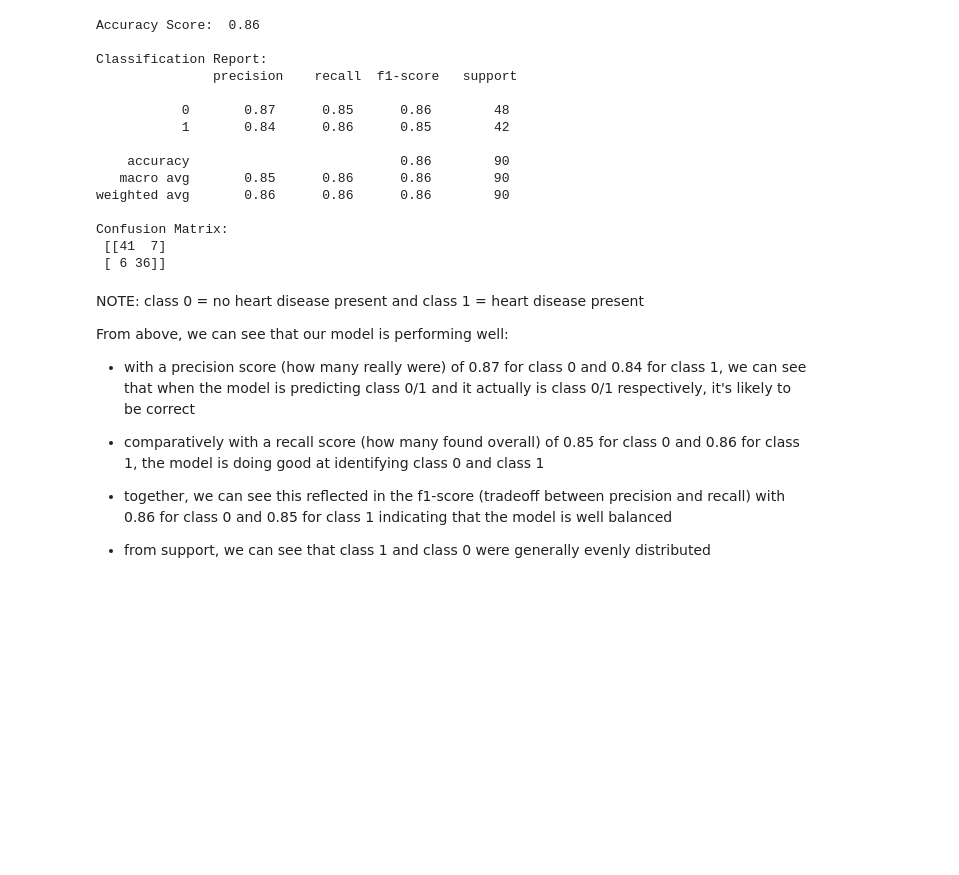
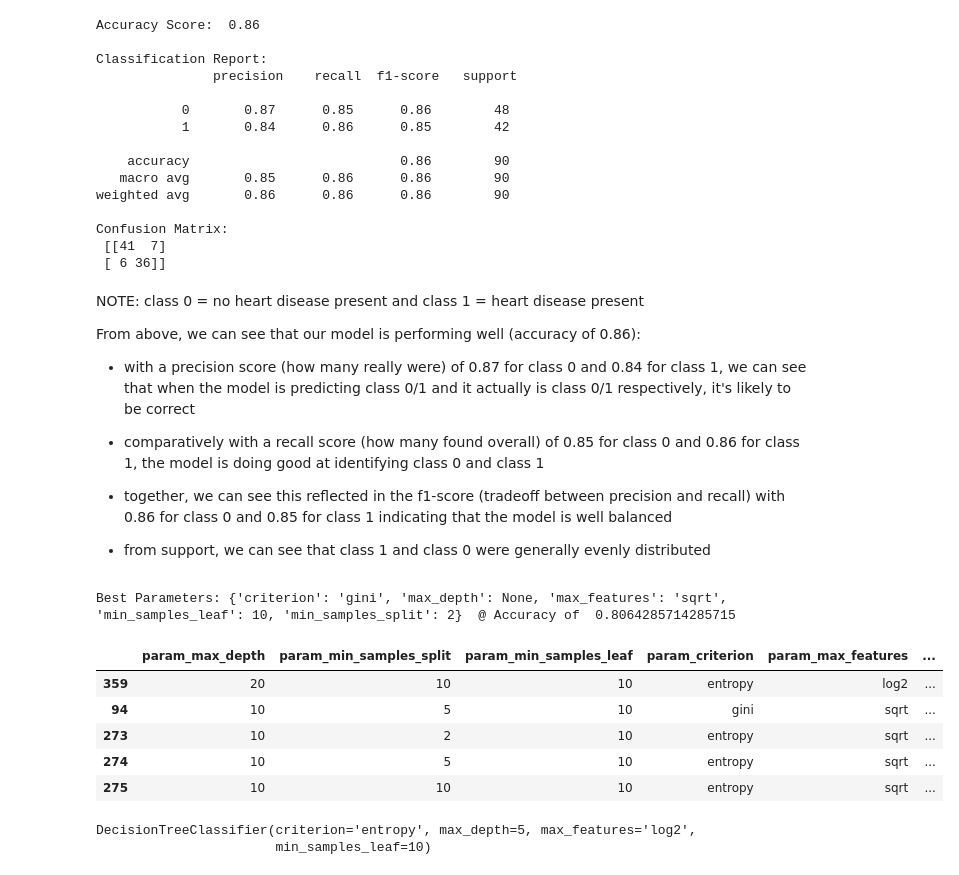
Before and after one commit to itsrohita/heart-disease-prediction, a Jupyter notebook: data_exploration.ipynb, the cells around one changed output. Drawn from its saved outputs; the diff is of its cells as text; code cells hidden in the pictures; blank space fills up the shorter version.

```diff
--- a/data_exploration.ipynb
+++ b/data_exploration.ipynb
@@ -481,7 +506,7 @@ Confusion Matrix:
 # %% [markdown]
 NOTE: class 0 = no heart disease present and class 1 = heart disease present
 
-From above, we can see that our model is performing well:
+From above, we can see that our model is performing well (accuracy of 0.86):
 
 - with a precision score (how many really were) of 0.87 for class 0 and 0.84 for class 1, we can see that when the model is predicting class 0/1 and it actually is class 0/1 respectively, it's likely to be correct
 
@@ -492,3 +517,44 @@ From above, we can see that our model is performing well:
 - from support, we can see that class 1 and class 0 were generally evenly distributed
 # %%
 # ---- (c) Train Decision Tree Model
+
+# ------ (ii) Grid Search for best c, penalty and solver
+param_grid = {
+    'max_depth': [None, 5, 10, 15, 20],
+    'min_samples_split': [2,5,10],
+    'min_samples_leaf': [1,2,5,10],
+    'criterion': ['gini', 'entropy'],
+    'max_features': [None, 'sqrt', 'log2']
+}
+
+dt_grid = GridSearchCV(
+    DecisionTreeClassifier(random_state = 20),
+    param_grid,
+    cv=10,
+    scoring='accuracy',
+    n_jobs = -1
+)
+
+dt_grid.fit(X_train, y_train)
+
+print("Best Parameters:", dt_grid.best_params_, " @ Accuracy of ", dt_grid.best_score_)
+
+dt_top_five = pd.DataFrame(dt_grid.cv_results_).sort_values('mean_test_score', ascending = False).head(5)
+dt_top_five[['param_max_depth', 'param_min_samples_split', 'param_min_samples_leaf', 'param_criterion', 'param_max_features', 'mean_test_score']]
+# %% [output]
+Best Parameters: {'criterion': 'gini', 'max_depth': None, 'max_features': 'sqrt', 'min_samples_leaf': 10, 'min_samples_split': 2}  @ Accuracy of  0.8064285714285715
+|  | param_max_depth | param_min_samples_split | param_min_samples_leaf | param_criterion | param_max_features | ... |
+| 359 | 20 | 10 | 10 | entropy | log2 | ... |
+| 94 | 10 | 5 | 10 | gini | sqrt | ... |
+| 273 | 10 | 2 | 10 | entropy | sqrt | ... |
+| 274 | 10 | 5 | 10 | entropy | sqrt | ... |
+| 275 | 10 | 10 | 10 | entropy | sqrt | ... |
+# %%
+# ------ (ii) fit final model
+
+# we choose the smaller vals for max_depth (5), min_samples_split (2), min_samples_leaf (10)
+dt_model = DecisionTreeClassifier(max_depth = 5, min_samples_split=2, min_samples_leaf=10, criterion = 'entropy', max_features = 'log2')
+dt_model.fit(X_train, y_train)
+# %% [output]
+DecisionTreeClassifier(criterion='entropy', max_depth=5, max_features='log2',
+                       min_samples_leaf=10)
```
Also changed, not shown: parts of 6 cells of this notebook.
